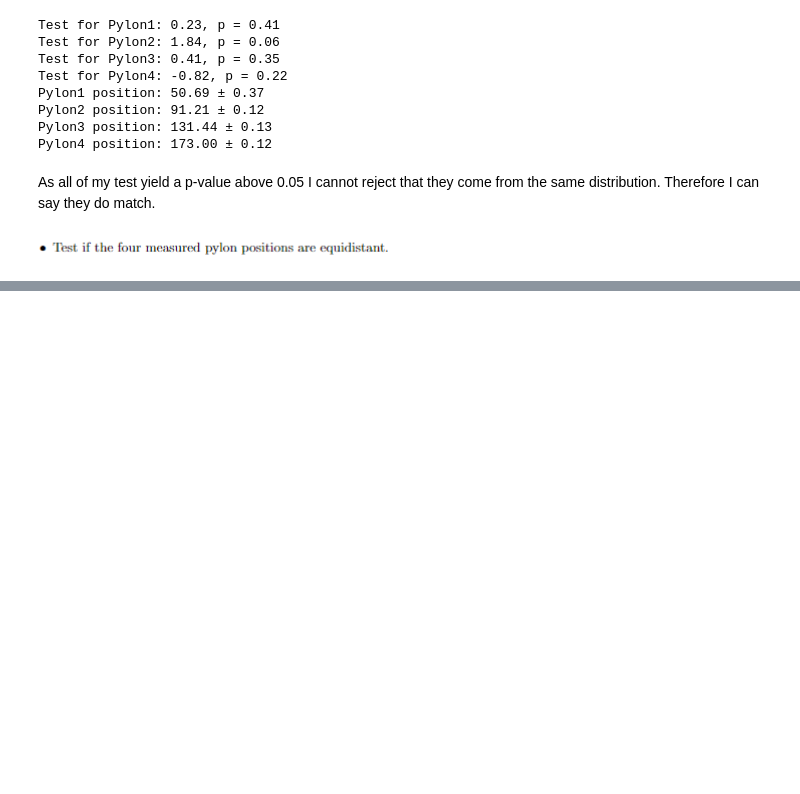
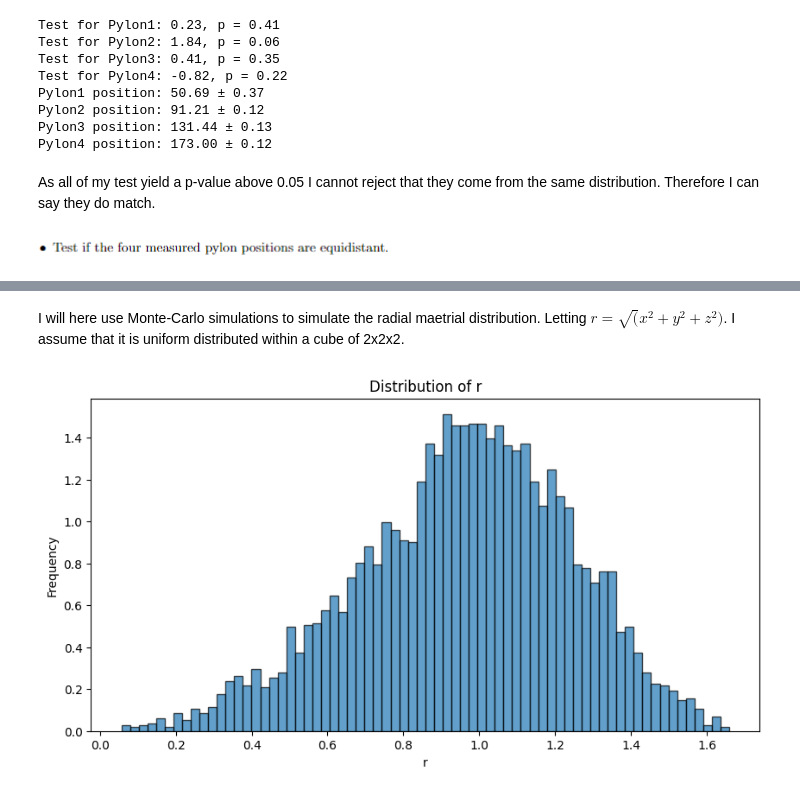
Before and after one commit to EliasBS/AppStat2024, a Jupyter notebook: DataAndCodeForExam/AppStatExam2024.ipynb, the cells around one changed output, grey strips where cells are left out. Cells and saved outputs as stored; diff of their text form; code cells hidden in the pictures; blank space fills up the shorter version.

```diff
--- a/DataAndCodeForExam/AppStatExam2024.ipynb
+++ b/DataAndCodeForExam/AppStatExam2024.ipynb
@@ -605,0 +631,6 @@ Distance between pylons: [40.51939184 40.23158347 41.56352332] ± [0.3890923  0.
+# %%
+r = np.random
+r.seed(42)
+
+N_exp = 100
+N_points = 1000
@@ -605,0 +706,22 @@ Distance between pylons: [40.51939184 40.23158347 41.56352332] ± [0.3890923  0.
+# %% [markdown]
+I will here use Monte-Carlo simulations to simulate the radial maetrial distribution. Letting $r = \sqrt(x^2 +y^2 +z^2)$. I assume that it is uniform distributed within a cube of 2x2x2.
+# %%
+N_exp = 5000
+
+
+r_vec = np.array([])
+for i in range(N_exp):
+    x = r.uniform(-1,1)
+    y = r.uniform(-1,1)
+    z = r.uniform(-1,1)
+
+    r_vec = np.append(r_vec, np.sqrt(x**2 + y**2 + z**2))
+
+plt.figure(figsize=(10, 5))
+plt.hist(r_vec, bins=int(np.sqrt(N_exp)), edgecolor='black', density = True, alpha=0.7, label='Distribution of r')
+plt.xlabel('r')
+plt.ylabel('Frequency')
+plt.title('Distribution of r')
+plt.show()
+# %% [output]
+[figure, added]
```
Also changed, not shown: parts of 16 cells of this notebook.
